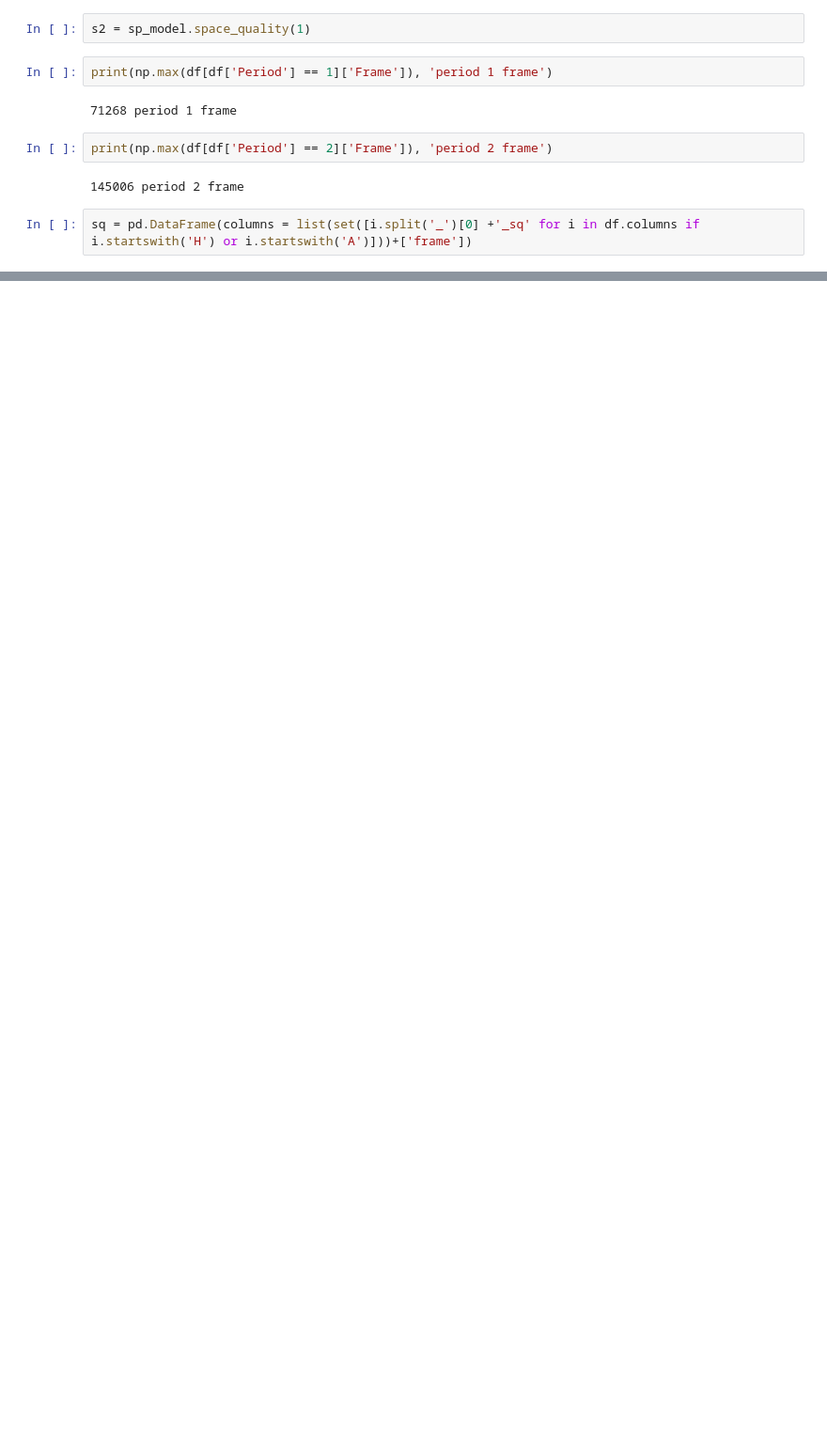
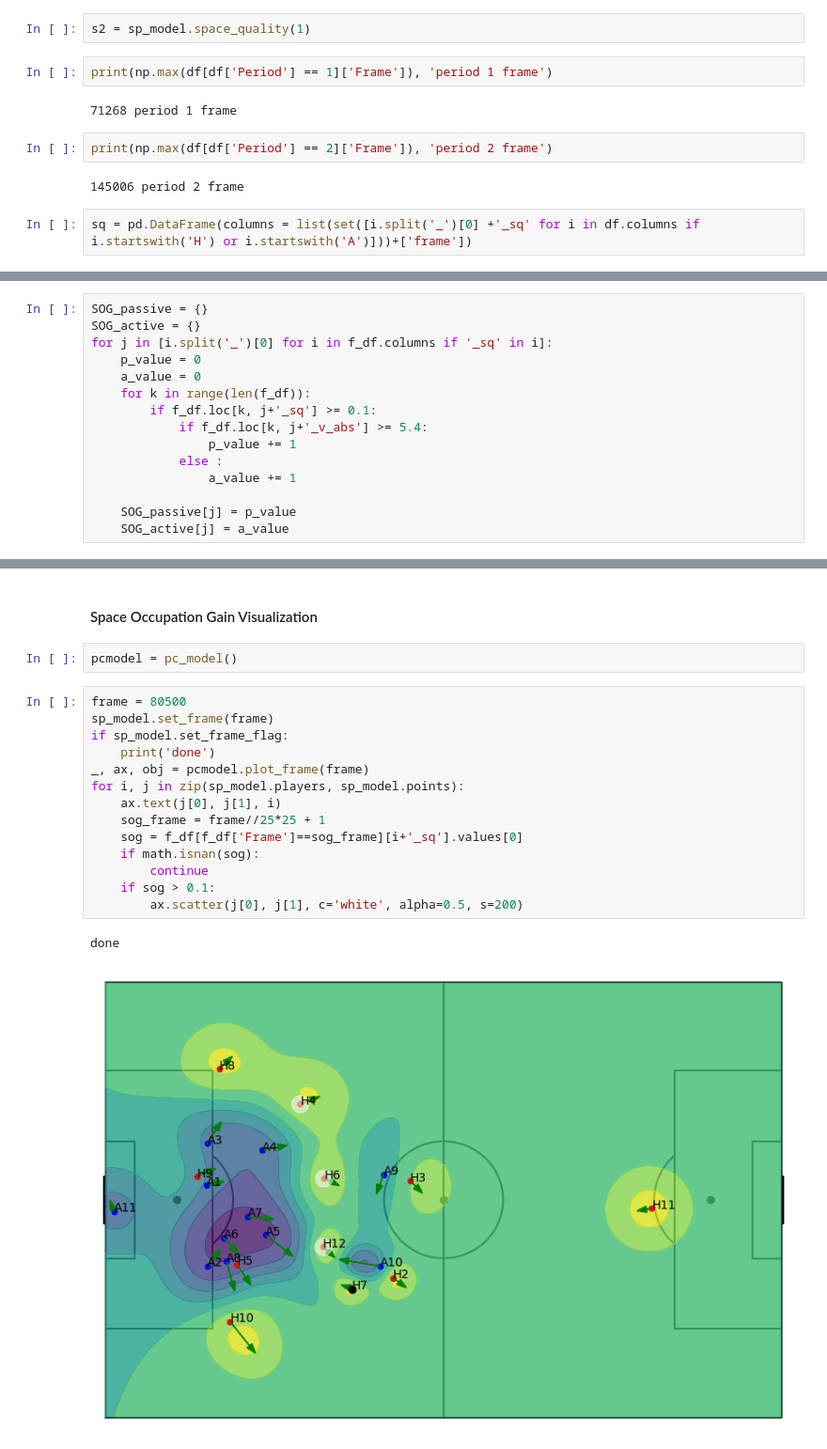
Before and after one commit to jmlee8939/Wide-Open-Space_Pitch_Control_Model, a Jupyter notebook: 3.3 Space Occupation Gain.ipynb, the cells around one changed output, grey strips where cells are left out. Shown at 94% size. Drawn from its saved outputs; the diff is of its cells as text; blank space fills up the shorter version.

```diff
--- a/3.3 Space Occupation Gain.ipynb
+++ b/3.3 Space Occupation Gain.ipynb
@@ -148,0 +186,15 @@ df
+# %%
+SOG_passive = {}
+SOG_active = {}
+for j in [i.split('_')[0] for i in f_df.columns if '_sq' in i]:
+    p_value = 0
+    a_value = 0
+    for k in range(len(f_df)):
+        if f_df.loc[k, j+'_sq'] >= 0.1:
+            if f_df.loc[k, j+'_v_abs'] >= 5.4:
+                p_value += 1
+            else :
+                a_value += 1
+
+    SOG_passive[j] = p_value
+    SOG_active[j] = a_value
@@ -148,0 +221,21 @@ df
+# %% [markdown]
+#### Space Occupation Gain Visualization
+# %%
+pcmodel = pc_model()
+# %%
+frame = 80500
+sp_model.set_frame(frame)
+if sp_model.set_frame_flag:
+    print('done')
+_, ax, obj = pcmodel.plot_frame(frame)
+for i, j in zip(sp_model.players, sp_model.points):
+    ax.text(j[0], j[1], i)
+    sog_frame = frame//25*25 + 1
+    sog = f_df[f_df['Frame']==sog_frame][i+'_sq'].values[0]
+    if math.isnan(sog):
+        continue
+    if sog > 0.1:
+        ax.scatter(j[0], j[1], c='white', alpha=0.5, s=200)
+# %% [output]
+done
+[figure, added]
```
Also changed, not shown: parts of 19 cells of this notebook, 6 other files.
